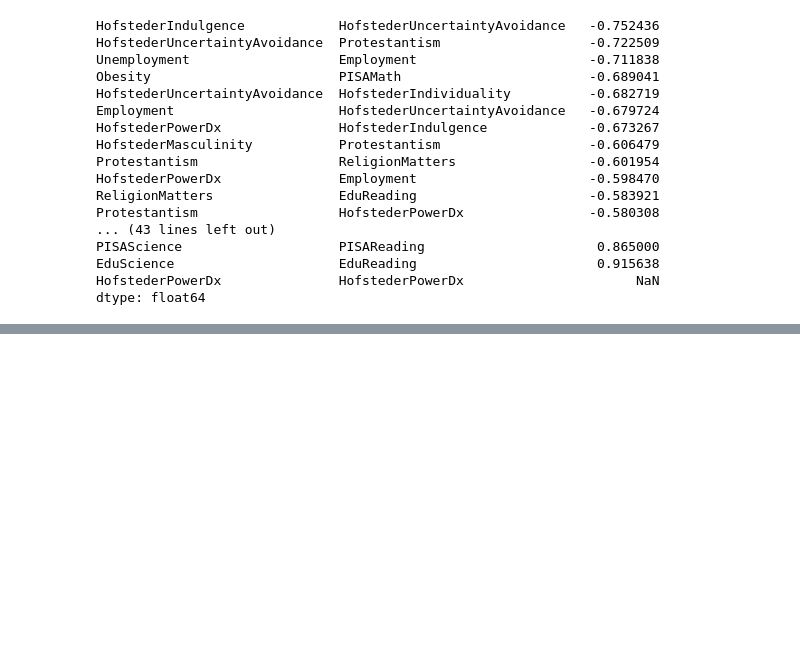
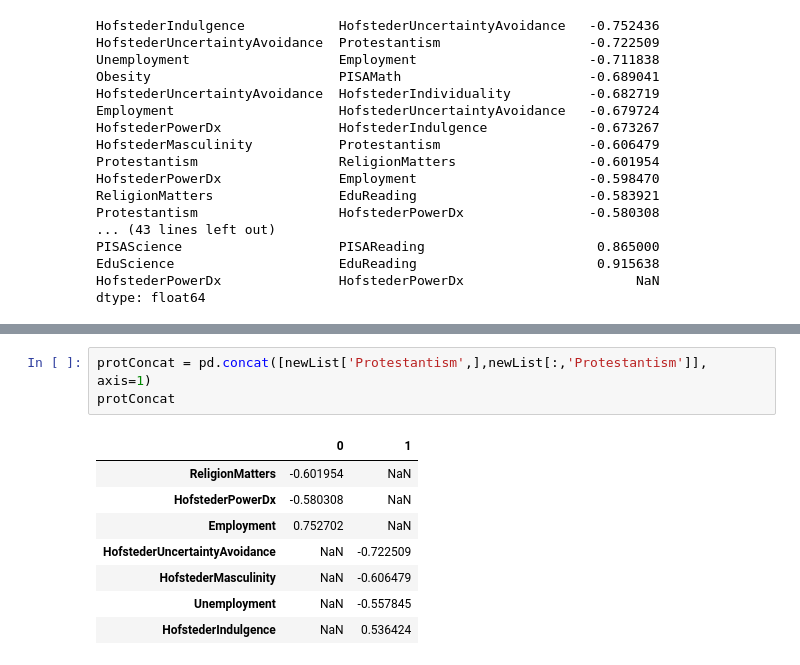
Before and after one commit to JamesIgoe/AzureNotebooks, a Jupyter notebook: COVIDAndHofstede.ipynb, the cells around one changed output, grey strips where cells are left out. Drawn from its saved outputs; the diff is of its cells as text; blank space fills up the shorter version.

Commit message:
Update COVIDAndHofstede.ipynb
conacat series, but need to improve

```diff
--- a/COVIDAndHofstede.ipynb
+++ b/COVIDAndHofstede.ipynb
@@ -194,0 +105,12 @@ dtype: float64
+# %%
+protConcat = pd.concat([newList['Protestantism',],newList[:,'Protestantism']], axis=1)
+protConcat
+# %% [output]
+|  | 0 | 1 |
+| ReligionMatters | -0.601954 | NaN |
+| HofstederPowerDx | -0.580308 | NaN |
+| Employment | 0.752702 | NaN |
+| HofstederUncertaintyAvoidance | NaN | -0.722509 |
+| HofstederMasculinity | NaN | -0.606479 |
+| Unemployment | NaN | -0.557845 |
+| HofstederIndulgence | NaN | 0.536424 |
```
Also changed, not shown: parts of 12 cells of this notebook.
